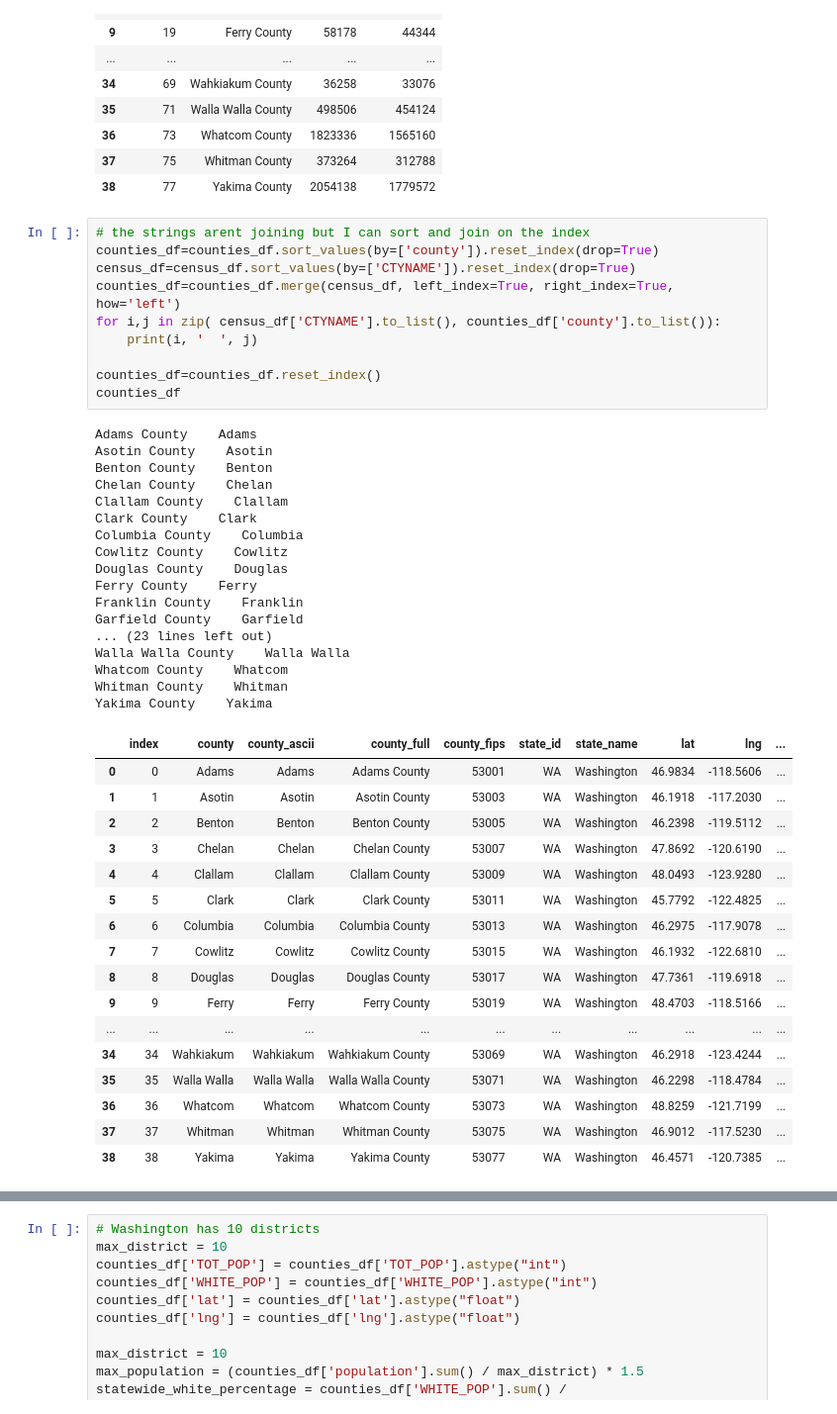
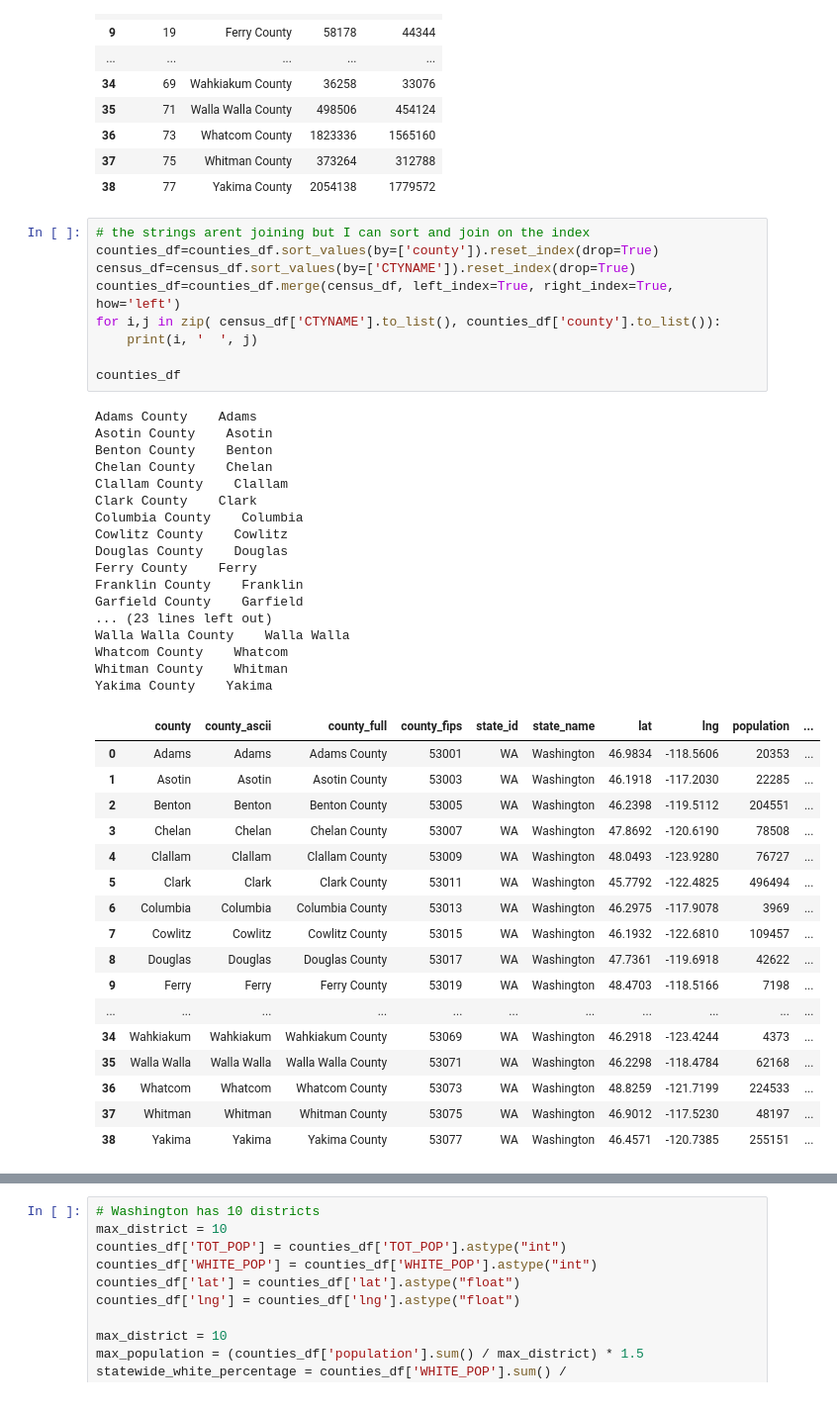
Before and after one commit to MichaelRocchio/MSDS_460, a Jupyter notebook: Group_Assign2/Assign2_final.ipynb, the cells around one changed output, grey strips where cells are left out. Shown at 99% size. Cells and saved outputs as stored; diff of their text form.

```diff
--- a/Group_Assign2/Assign2_final.ipynb
+++ b/Group_Assign2/Assign2_final.ipynb
@@ -83,45 +83,44 @@ census_df
 # %%
 # the strings arent joining but I can sort and join on the index
 counties_df=counties_df.sort_values(by=['county']).reset_index(drop=True)
 census_df=census_df.sort_values(by=['CTYNAME']).reset_index(drop=True)
 counties_df=counties_df.merge(census_df, left_index=True, right_index=True, how='left')
 for i,j in zip( census_df['CTYNAME'].to_list(), counties_df['county'].to_list()):
     print(i, '  ', j)
 
-counties_df=counties_df.reset_index()
 counties_df
 # %% [output]
 Adams County    Adams
 Asotin County    Asotin
 Benton County    Benton
 Chelan County    Chelan
 Clallam County    Clallam
 Clark County    Clark
 Columbia County    Columbia
 Cowlitz County    Cowlitz
 Douglas County    Douglas
 Ferry County    Ferry
 Franklin County    Franklin
 Garfield County    Garfield
 ... (23 lines left out)
 Walla Walla County    Walla Walla
 Whatcom County    Whatcom
 Whitman County    Whitman
 Yakima County    Yakima
-|  | index | county | county_ascii | county_full | county_fips | state_id | state_name | lat | lng | ... |
-| 0 | 0 | Adams | Adams | Adams County | 53001 | WA | Washington | 46.9834 | -118.5606 | ... |
-| 1 | 1 | Asotin | Asotin | Asotin County | 53003 | WA | Washington | 46.1918 | -117.2030 | ... |
-| 2 | 2 | Benton | Benton | Benton County | 53005 | WA | Washington | 46.2398 | -119.5112 | ... |
-| 3 | 3 | Chelan | Chelan | Chelan County | 53007 | WA | Washington | 47.8692 | -120.6190 | ... |
-| 4 | 4 | Clallam | Clallam | Clallam County | 53009 | WA | Washington | 48.0493 | -123.9280 | ... |
-| 5 | 5 | Clark | Clark | Clark County | 53011 | WA | Washington | 45.7792 | -122.4825 | ... |
-| 6 | 6 | Columbia | Columbia | Columbia County | 53013 | WA | Washington | 46.2975 | -117.9078 | ... |
-| 7 | 7 | Cowlitz | Cowlitz | Cowlitz County | 53015 | WA | Washington | 46.1932 | -122.6810 | ... |
-| 8 | 8 | Douglas | Douglas | Douglas County | 53017 | WA | Washington | 47.7361 | -119.6918 | ... |
-| 9 | 9 | Ferry | Ferry | Ferry County | 53019 | WA | Washington | 48.4703 | -118.5166 | ... |
+|  | county | county_ascii | county_full | county_fips | state_id | state_name | lat | lng | population | ... |
+| 0 | Adams | Adams | Adams County | 53001 | WA | Washington | 46.9834 | -118.5606 | 20353 | ... |
+| 1 | Asotin | Asotin | Asotin County | 53003 | WA | Washington | 46.1918 | -117.2030 | 22285 | ... |
+| 2 | Benton | Benton | Benton County | 53005 | WA | Washington | 46.2398 | -119.5112 | 204551 | ... |
+| 3 | Chelan | Chelan | Chelan County | 53007 | WA | Washington | 47.8692 | -120.6190 | 78508 | ... |
+| 4 | Clallam | Clallam | Clallam County | 53009 | WA | Washington | 48.0493 | -123.9280 | 76727 | ... |
+| 5 | Clark | Clark | Clark County | 53011 | WA | Washington | 45.7792 | -122.4825 | 496494 | ... |
+| 6 | Columbia | Columbia | Columbia County | 53013 | WA | Washington | 46.2975 | -117.9078 | 3969 | ... |
+| 7 | Cowlitz | Cowlitz | Cowlitz County | 53015 | WA | Washington | 46.1932 | -122.6810 | 109457 | ... |
+| 8 | Douglas | Douglas | Douglas County | 53017 | WA | Washington | 47.7361 | -119.6918 | 42622 | ... |
+| 9 | Ferry | Ferry | Ferry County | 53019 | WA | Washington | 48.4703 | -118.5166 | 7198 | ... |
 | ... | ... | ... | ... | ... | ... | ... | ... | ... | ... | ... |
-| 34 | 34 | Wahkiakum | Wahkiakum | Wahkiakum County | 53069 | WA | Washington | 46.2918 | -123.4244 | ... |
-| 35 | 35 | Walla Walla | Walla Walla | Walla Walla County | 53071 | WA | Washington | 46.2298 | -118.4784 | ... |
-| 36 | 36 | Whatcom | Whatcom | Whatcom County | 53073 | WA | Washington | 48.8259 | -121.7199 | ... |
-| 37 | 37 | Whitman | Whitman | Whitman County | 53075 | WA | Washington | 46.9012 | -117.5230 | ... |
-| 38 | 38 | Yakima | Yakima | Yakima County | 53077 | WA | Washington | 46.4571 | -120.7385 | ... |
+| 34 | Wahkiakum | Wahkiakum | Wahkiakum County | 53069 | WA | Washington | 46.2918 | -123.4244 | 4373 | ... |
+| 35 | Walla Walla | Walla Walla | Walla Walla County | 53071 | WA | Washington | 46.2298 | -118.4784 | 62168 | ... |
+| 36 | Whatcom | Whatcom | Whatcom County | 53073 | WA | Washington | 48.8259 | -121.7199 | 224533 | ... |
+| 37 | Whitman | Whitman | Whitman County | 53075 | WA | Washington | 46.9012 | -117.5230 | 48197 | ... |
+| 38 | Yakima | Yakima | Yakima County | 53077 | WA | Washington | 46.4571 | -120.7385 | 255151 | ... |
```
Also changed, not shown: parts of 5 cells of this notebook, 1 other file.
